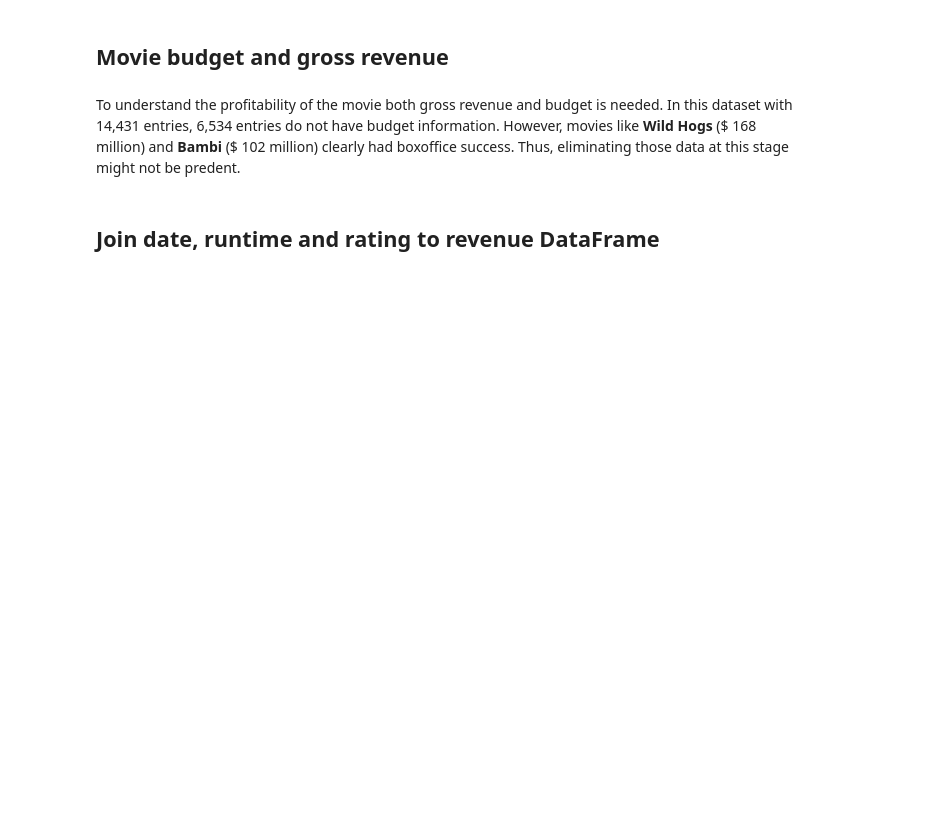
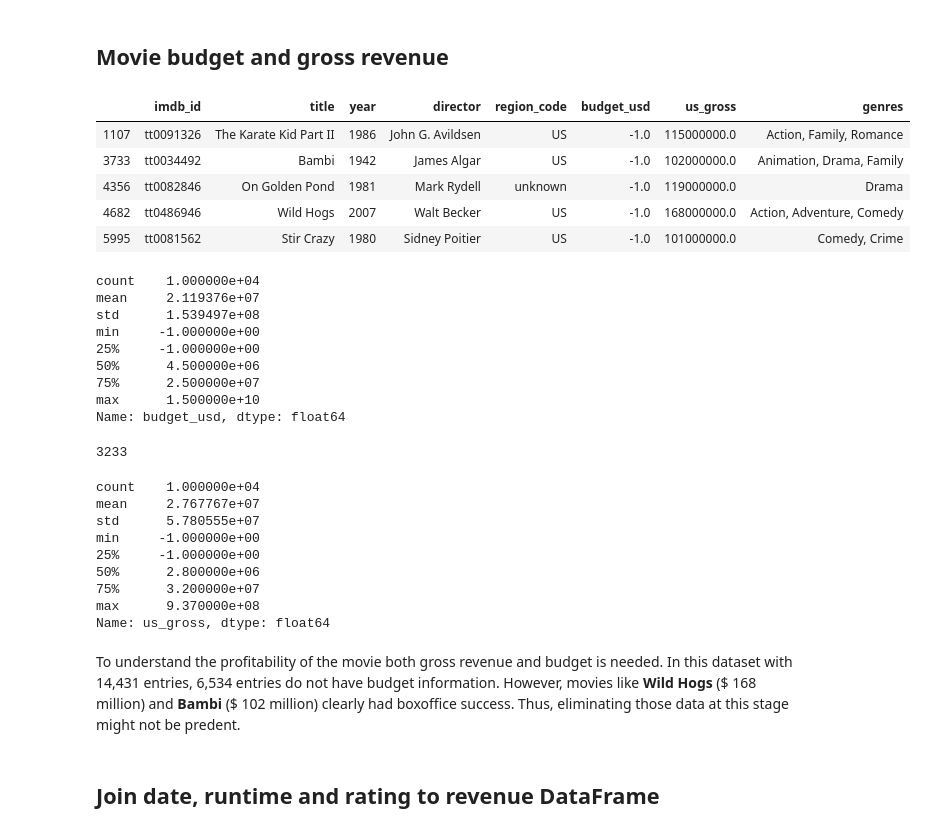
Before and after one commit to GitHub-ccd/Movie_Industry_Analysis_with_Pytho_MOD1, a Jupyter notebook: Data_Cleaning_Exploration.ipynb, the cells around one changed output. Cells and saved outputs as stored; diff of their text form; code cells hidden in the pictures; blank space fills up the shorter version.

```diff
--- a/Data_Cleaning_Exploration.ipynb
+++ b/Data_Cleaning_Exploration.ipynb
@@ -315,10 +390,37 @@ display(date.info())
 # %%
 # budget_usd   us_gross
 #display(revenue.loc[revenue.budget_usd == -1]['budget_usd'].count())
-display(revenue.loc[(revenue.budget_usd == -1) & (revenue.us_gross > 100000000)])
+display(revenue.loc[(revenue.budget_usd == -1)
+                    & (revenue.us_gross > 100000000)])
 display(revenue.budget_usd.describe())
 display(revenue.loc[revenue.us_gross < 0]['us_gross'].count())
 display(revenue.us_gross.describe())
+# %% [output]
+|  | imdb_id | title | year | director | region_code | budget_usd | us_gross | genres |
+| 1107 | tt0091326 | The Karate Kid Part II | 1986 | John G. Avildsen | US | -1.0 | 115000000.0 | Action, Family, Romance |
+| 3733 | tt0034492 | Bambi | 1942 | James Algar | US | -1.0 | 102000000.0 | Animation, Drama, Family |
+| 4356 | tt0082846 | On Golden Pond | 1981 | Mark Rydell | unknown | -1.0 | 119000000.0 | Drama |
+| 4682 | tt0486946 | Wild Hogs | 2007 | Walt Becker | US | -1.0 | 168000000.0 | Action, Adventure, Comedy |
+| 5995 | tt0081562 | Stir Crazy | 1980 | Sidney Poitier | US | -1.0 | 101000000.0 | Comedy, Crime |
+count    1.000000e+04
+mean     2.119376e+07
+std      1.539497e+08
+min     -1.000000e+00
+25%     -1.000000e+00
+50%      4.500000e+06
+75%      2.500000e+07
+max      1.500000e+10
+Name: budget_usd, dtype: float64
+3233
+count    1.000000e+04
+mean     2.767767e+07
+std      5.780555e+07
+min     -1.000000e+00
+25%     -1.000000e+00
+50%      2.800000e+06
+75%      3.200000e+07
+max      9.370000e+08
+Name: us_gross, dtype: float64
 # %% [markdown]
 To understand the profitability of the movie both gross revenue and budget is needed. In this dataset with 14,431 entries, 6,534 entries do not have budget information. However, movies like <b>Wild Hogs</b> (\$ 168 million) and <b>Bambi</b> (\$ 102 million) clearly had boxoffice success. Thus, eliminating those data at this stage might not be predent.
 # %% [markdown]
```
Also changed, not shown: parts of 32 cells of this notebook, 3 other files.
